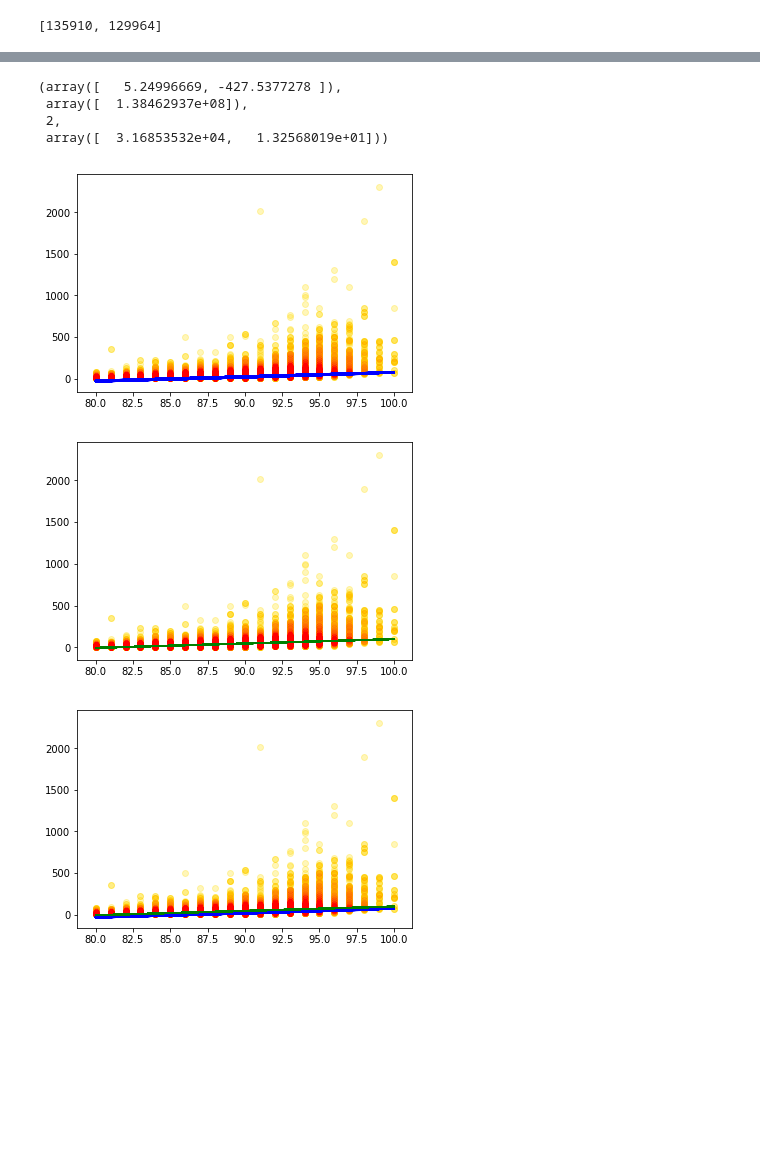
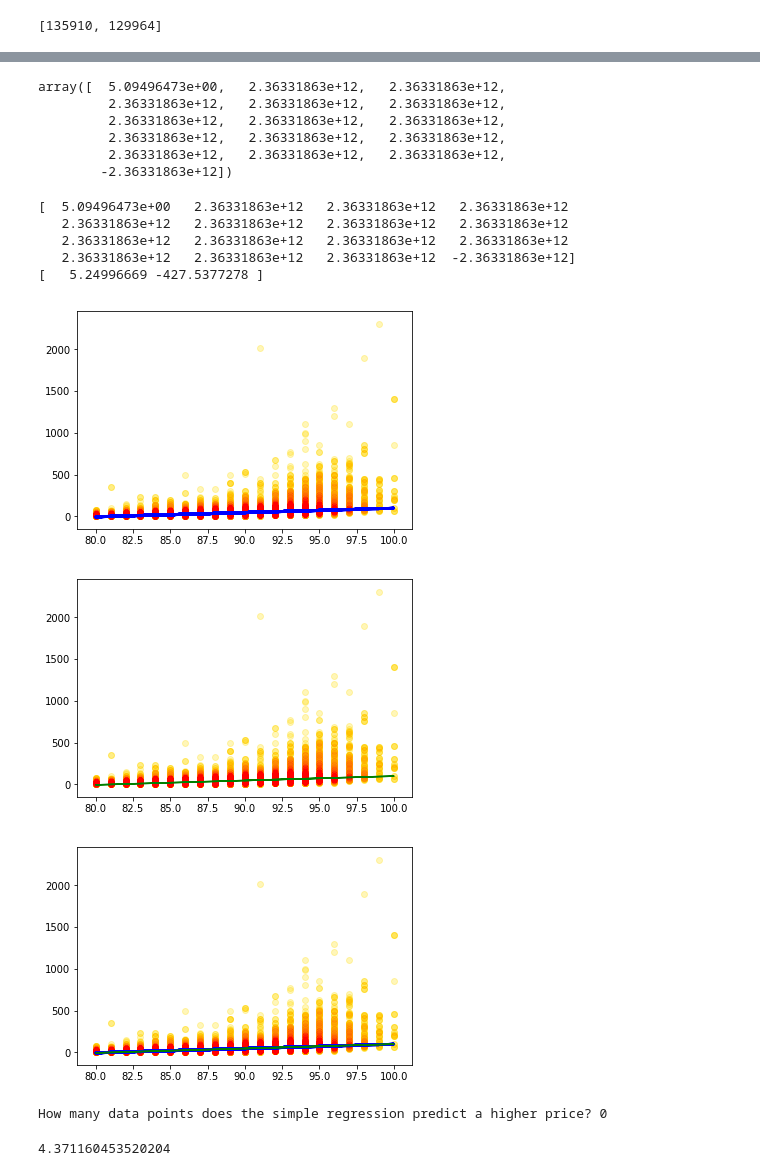
Before and after one commit to easonrecto/ORIE4741Project, a Jupyter notebook: Data Exploration.ipynb, the cells around one changed output, grey strips where cells are left out. Drawn from its saved outputs; the diff is of its cells as text; code cells hidden in the pictures; blank space fills up the shorter version.

```diff
--- a/Data Exploration.ipynb
+++ b/Data Exploration.ipynb
@@ -338,8 +345,14 @@ X = df[['points']].as_matrix()
 X = np.c_[X,country_dummy[0],country_dummy[1],country_dummy[2],country_dummy[3],country_dummy[4],country_dummy[5],country_dummy[6],country_dummy[7],country_dummy[8],country_dummy[9],country_dummy[10],country_dummy[11],country_dummy[12],country_dummy[13],np.ones(len(df['points']))]
 y = df['price'].as_matrix()
 X[0], y[0]
+print(X)
 X_points = df[['points']].as_matrix()
 X_points= np.c_[X_points,np.ones(len(df['points']))]
 y = df['price'].as_matrix()
 X[0], y[0]
+
+X = df[['points']].as_matrix()
+X = np.c_[X,country_dummy[0],country_dummy[1],country_dummy[2],country_dummy[3],country_dummy[4],country_dummy[5],country_dummy[6],country_dummy[7],country_dummy[8],country_dummy[9],country_dummy[10],country_dummy[11],country_dummy[12],country_dummy[13],np.ones(len(df['points']))]
+y = df['price'].as_matrix()
+X[50], y[50]
 # %% [output]
@@ -348,31 +368,49 @@ X[0], y[0]
+# %%
+np.linalg.lstsq(X,y)[0]
+# %% [output]
+array([  5.09496473e+00,   2.36331863e+12,   2.36331863e+12,
+         2.36331863e+12,   2.36331863e+12,   2.36331863e+12,
+         2.36331863e+12,   2.36331863e+12,   2.36331863e+12,
+         2.36331863e+12,   2.36331863e+12,   2.36331863e+12,
+         2.36331863e+12,   2.36331863e+12,   2.36331863e+12,
+        -2.36331863e+12])
 # %%
 m,m1,m2,m3,m4,m5,m6,m7,m8,m9,m10,m11,m12,m13,m14,c = np.linalg.lstsq(X,y)[0]
-np.linalg.lstsq(X,y)
+print(np.linalg.lstsq(X,y)[0])
 w,c1 = np.linalg.lstsq(X_points,y)[0]
-np.linalg.lstsq(X_points,y)
+print(np.linalg.lstsq(X_points,y)[0])
 # %% [output]
-(array([   5.24996669, -427.5377278 ]),
- array([  1.38462937e+08]),
- 2,
- array([  3.16853532e+04,   1.32568019e+01]))
+[  5.09496473e+00   2.36331863e+12   2.36331863e+12   2.36331863e+12
+   2.36331863e+12   2.36331863e+12   2.36331863e+12   2.36331863e+12
+   2.36331863e+12   2.36331863e+12   2.36331863e+12   2.36331863e+12
+   2.36331863e+12   2.36331863e+12   2.36331863e+12  -2.36331863e+12]
+[   5.24996669 -427.5377278 ]
 # %%
 py.scatter(df['points'],y,alpha=0.2,color='yellow')
 py.scatter(df['points'],y,alpha=0.085,color='orange')
 py.scatter(df['points'],y,alpha=0.002,color='red')
-py.plot(df['points'],m*df['points']+m1*country_dummy[0]+m2*country_dummy[1]+m3*country_dummy[2]+m4*country_dummy[3]+m5*country_dummy[4]+m6*country_dummy[5]+m7*country_dummy[6]+m8*country_dummy[7]+m9*country_dummy[8]+m10*country_dummy[9]+m11*country_dummy[10]+m12*country_dummy[11]+m13*country_dummy[12]+m14*country_dummy[13]+m3+c,'b')
+py.plot(df['points'],m*df['points']+m1*country_dummy[0]+m2*country_dummy[1]+m3*country_dummy[2]+m4*country_dummy[3]+m5*country_dummy[4]+m6*country_dummy[5]+m7*country_dummy[6]+m8*country_dummy[7]+m9*country_dummy[8]+m10*country_dummy[9]+m11*country_dummy[10]+m12*country_dummy[11]+m13*country_dummy[12]+m14*country_dummy[13]+c,'b')
 py.show()
 py.scatter(df['points'],y,alpha=0.2,color='yellow')
 py.scatter(df['points'],y,alpha=0.085,color='orange')
 py.scatter(df['points'],y,alpha=0.002,color='red')
 py.plot(df['points'],w*df['points']+c1,'g')
 py.show()
 py.scatter(df['points'],y,alpha=0.2,color='yellow')
 py.scatter(df['points'],y,alpha=0.085,color='orange')
 py.scatter(df['points'],y,alpha=0.002,color='red')
-py.plot(df['points'],m*df['points']+m1*country_dummy[0]+m2*country_dummy[1]+m3*country_dummy[2]+m4*country_dummy[3]+m5*country_dummy[4]+m6*country_dummy[5]+m7*country_dummy[6]+m8*country_dummy[7]+m9*country_dummy[8]+m10*country_dummy[9]+m11*country_dummy[10]+m12*country_dummy[11]+m13*country_dummy[12]+m14*country_dummy[13]+m3+c,'b')
+py.plot(df['points'],m*df['points']+m1*country_dummy[0]+m2*country_dummy[1]+m3*country_dummy[2]+m4*country_dummy[3]+m5*country_dummy[4]+m6*country_dummy[5]+m7*country_dummy[6]+m8*country_dummy[7]+m9*country_dummy[8]+m10*country_dummy[9]+m11*country_dummy[10]+m12*country_dummy[11]+m13*country_dummy[12]+m14*country_dummy[13]+c,'b')
 py.plot(df['points'],w*df['points']+c1,'g')
 py.show()
 # %% [output]
-[figure, old version]
+[figure, new version]
 [figure]
-[figure, old version]
+[figure, new version]
+# %%
+error = w*df['points']+c1-(m*df['points']+m1*country_dummy[0]+m2*country_dummy[1]+m3*country_dummy[2]+m4*country_dummy[3]+m5*country_dummy[4]+m6*country_dummy[5]+m7*country_dummy[6]+m8*country_dummy[7]+m9*country_dummy[8]+m10*country_dummy[9]+m11*country_dummy[10]+m12*country_dummy[11]+m13*country_dummy[12]+m14*country_dummy[13]+m3+c)
+print("How many data points does the simple regression predict a higher price?",len(np.where(error>0)[0]))
+np.mean(error)
+np.std(error)
+# %% [output]
+How many data points does the simple regression predict a higher price? 0
+4.371160453520204
```
Also changed, not shown: parts of 16 cells of this notebook.
